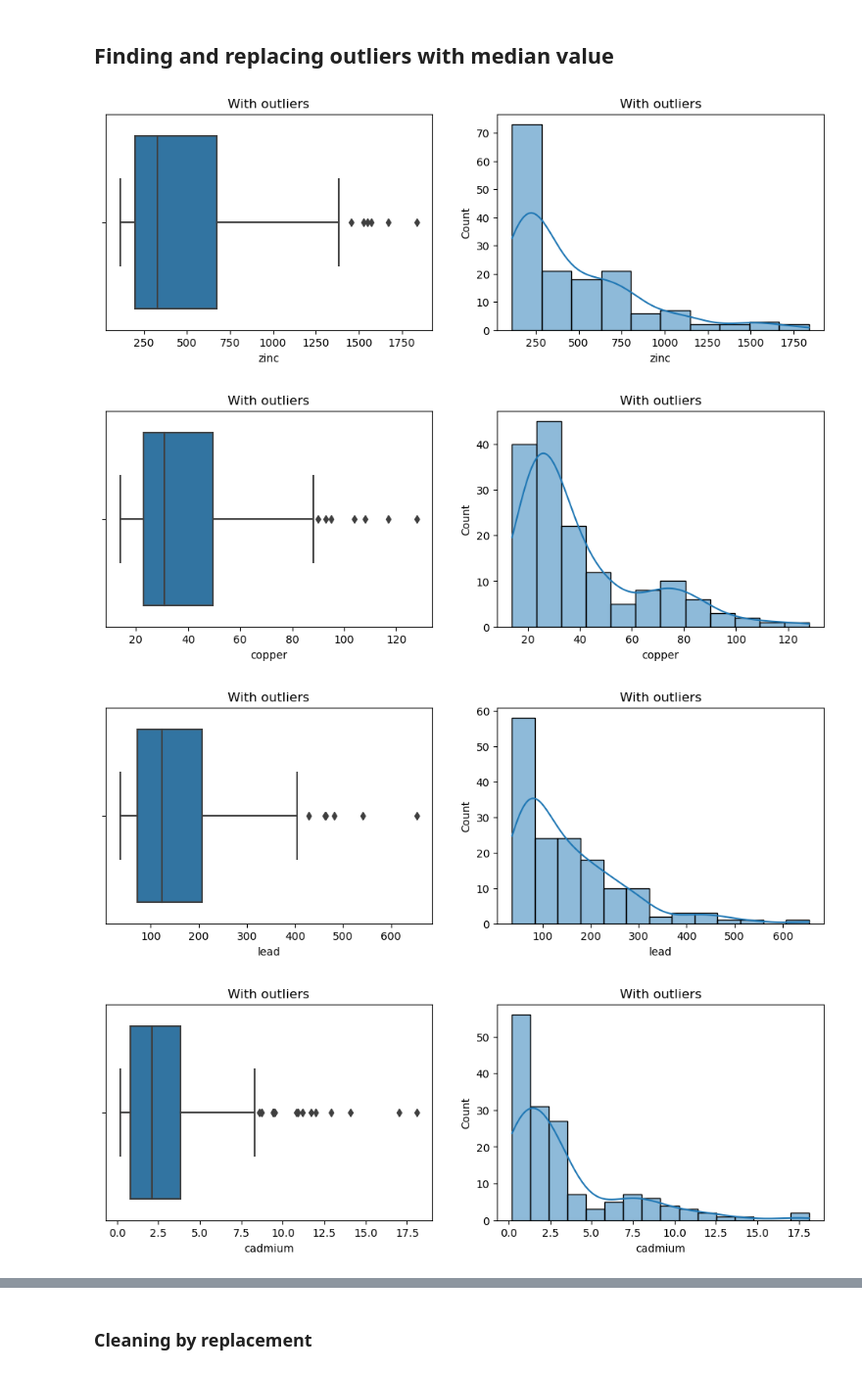
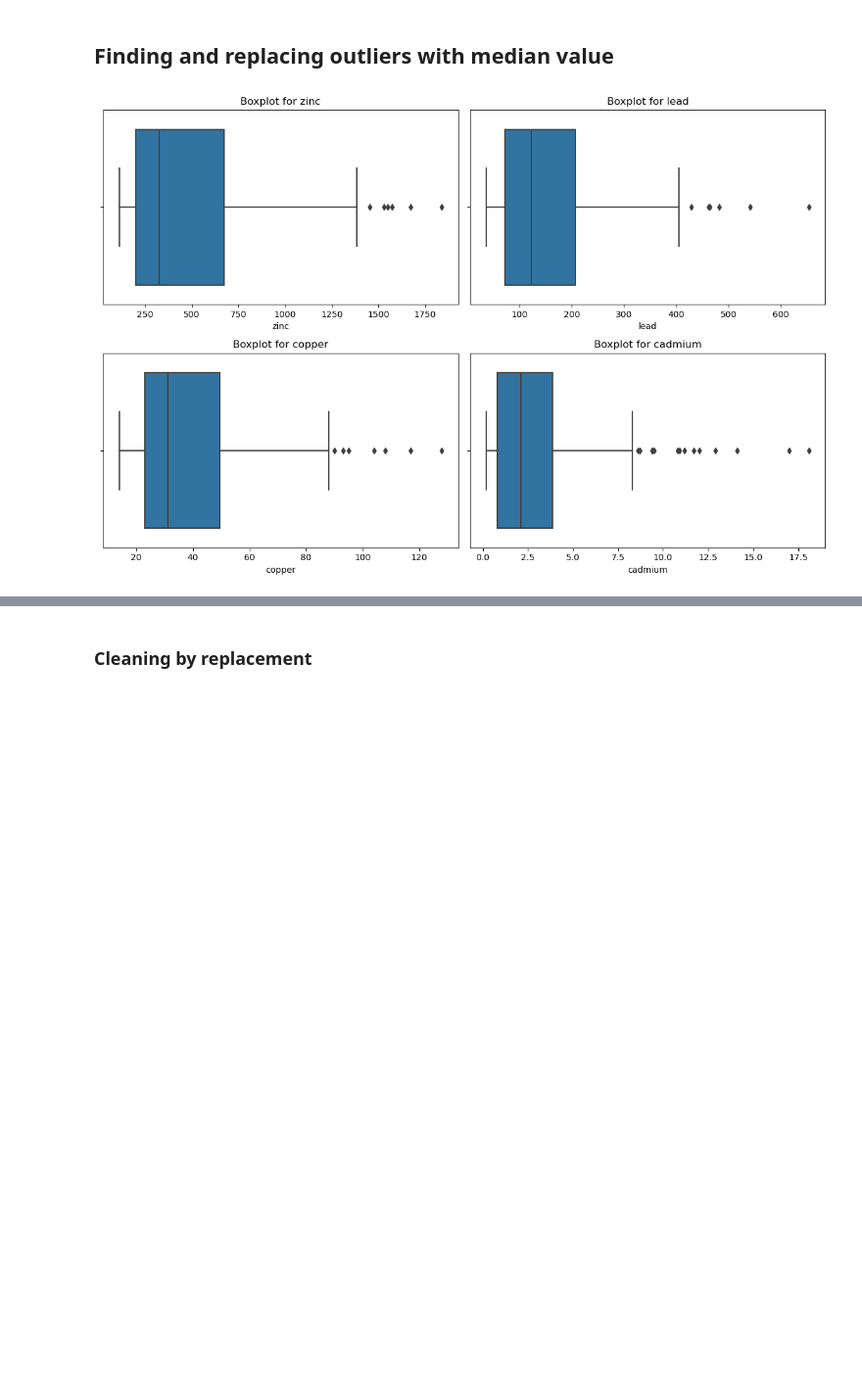
Before and after one commit to cheenngg/FYP-Spatial-Analytics, a Jupyter notebook: Data exploration - Meuse.ipynb, the cells around one changed output, grey strips where cells are left out. Shown at 98% size. Cells and saved outputs as stored; diff of their text form; code cells hidden in the pictures; blank space fills up the shorter version.

Commit message:
Data exploration tided up

```diff
--- a/Data exploration - Meuse.ipynb
+++ b/Data exploration - Meuse.ipynb
@@ -100,14 +81,27 @@ def show_outlier(dt, var):
     plt.subplot(2, 2, 2)
     sns.histplot(x=var_name, kde=True)
     plt.title('With outliers')
+# %%
+import matplotlib.pyplot as plt
+import seaborn as sns
+
+def show_outliers(dt, variables):
+    # Plotting
+    plt.figure(figsize=(12, 8))
+
+    # Create subplots
+    for i, var in enumerate(variables, 1):
+        plt.subplot(2, 2, i)
+        sns.boxplot(x=var, data=dt)
+        plt.title(f'Boxplot for {var}')
+
+    plt.tight_layout()
+    plt.show()
 # %%
 Data = meuse_df.copy()
-show_outlier(Data,'zinc')
-show_outlier(Data,'copper')
-show_outlier(Data,'lead')
-show_outlier(Data,'cadmium')
+show_outliers(Data,['zinc', 'lead', 'copper', 'cadmium'])
+#show_outlier(Data,'copper')
+#show_outlier(Data,'lead')
+#show_outlier(Data,'cadmium')
 # %% [output]
-[figure, old version]
+[figure, new version]
-[figure, removed]
-[figure, removed]
-[figure, removed]
```
Also changed, not shown: parts of 27 cells of this notebook, 4 other files.
